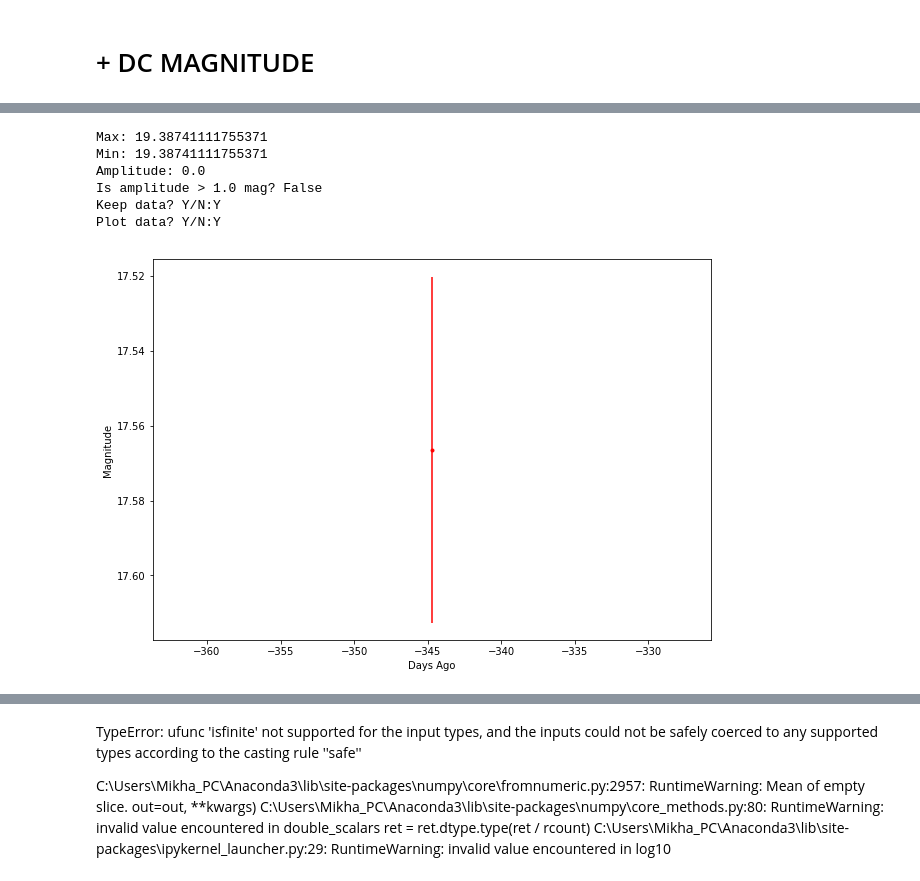
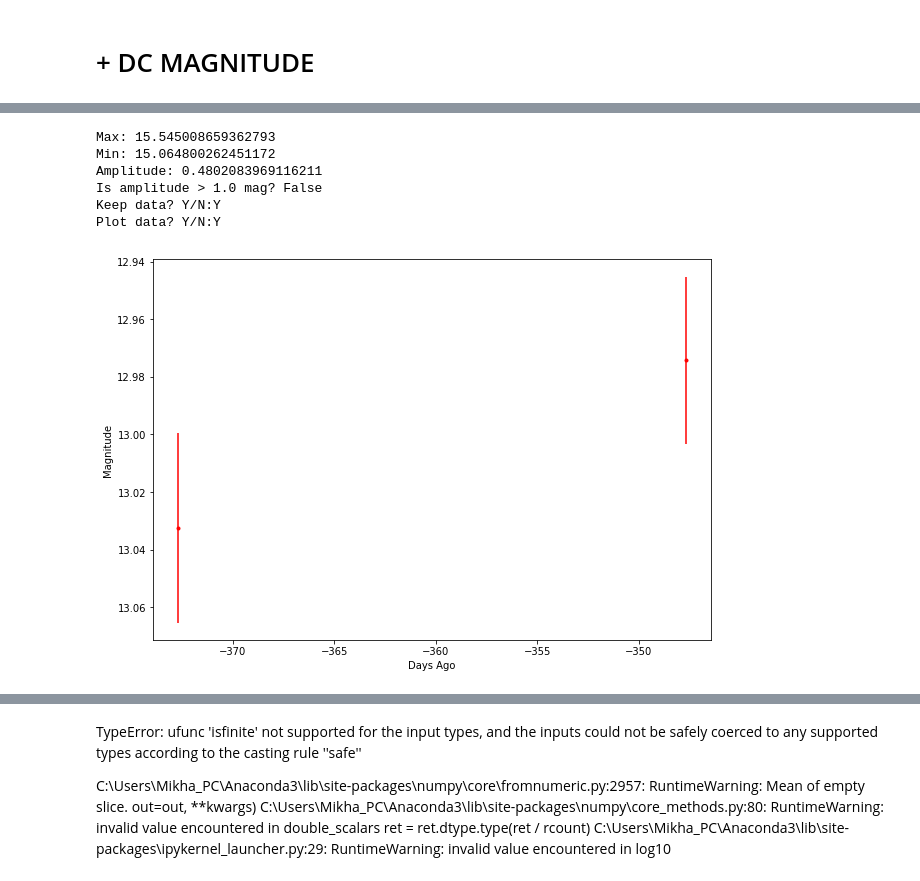
Before and after one commit to ZwickyTransientFacility/alert_tools, a Jupyter notebook: notebooks/script-git.ipynb, the cells around one changed output, grey strips where cells are left out. Drawn from its saved outputs; the diff is of its cells as text; code cells hidden in the pictures.

```diff
--- a/notebooks/script-git.ipynb
+++ b/notebooks/script-git.ipynb
@@ -132,7 +147,7 @@ display(directory.loc[directory.index[cond]])
 # %%
 %%time
 # retrieve data from object
-n = 78
+n = 133
 obj = directory.objectId[n] #obj from list
 fn = directory.filename[n]
 for fname in find_files(output_dir):
@@ -317,12 +333,13 @@ def get_dcmag(dflc, match_radius_arcsec=1.5, star_galaxy_threshold = 0.4,band=2)
                 else:
                     print('Y/N:')
 # %%
-get_dcmag(dflc.iloc[0:7])
+#dflc.iloc[0:7]
+get_dcmag(dflc)
 # %% [output]
-Max: 19.38741111755371
-Min: 19.38741111755371
-Amplitude: 0.0
+Max: 15.545008659362793
+Min: 15.064800262451172
+Amplitude: 0.4802083969116211
 Is amplitude > 1.0 mag? False
 Keep data? Y/N:Y
 Plot data? Y/N:Y
-[figure, old version]
+[figure, new version]
```
Also changed, not shown: parts of 8 cells of this notebook.
